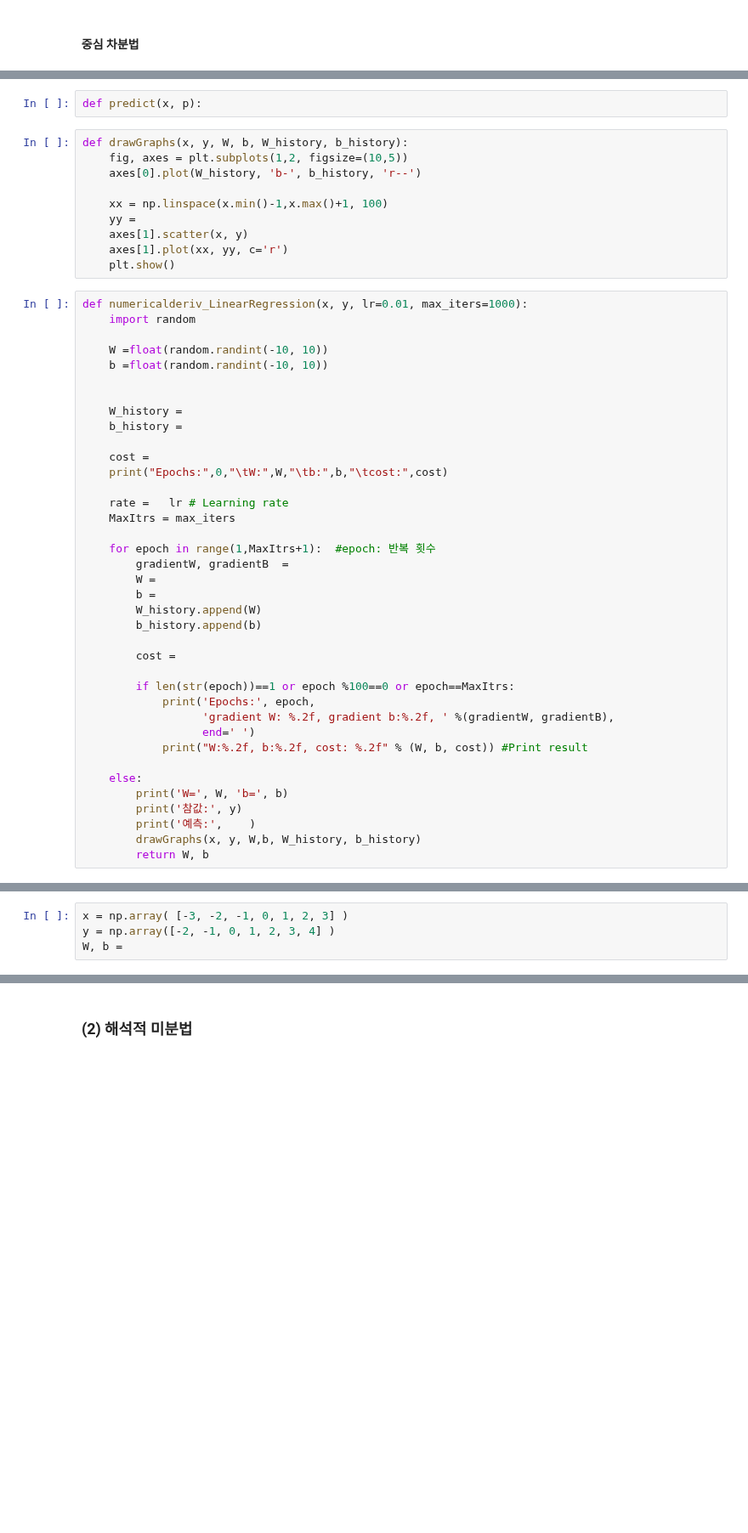
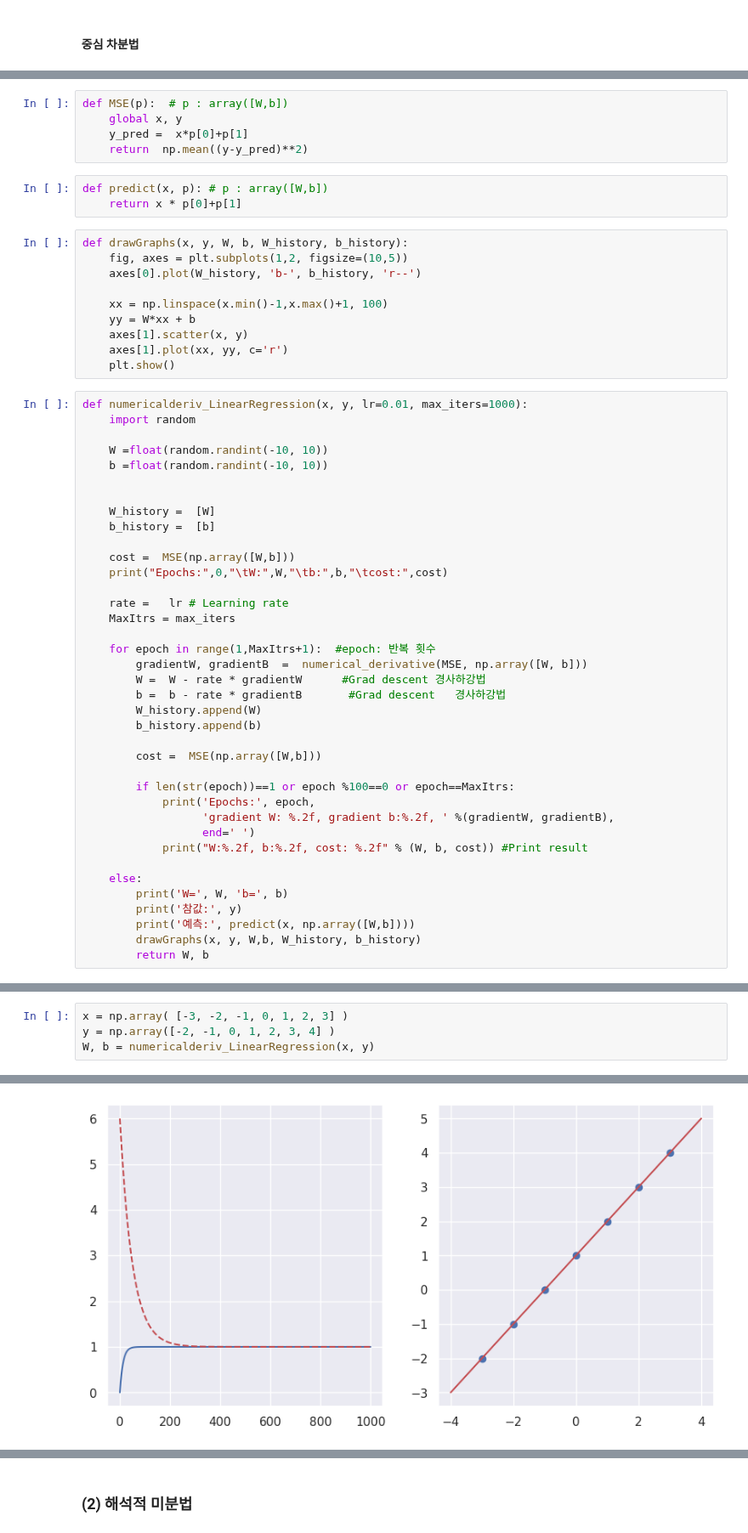
Before and after one commit to gymnopedy01/ictis-2023-ai, a Jupyter notebook: 다운로드/배포_ML_회귀.ipynb, the cells around one changed output, grey strips where cells are left out. Shown at 85% size. Cells and saved outputs as stored; diff of their text form; blank space fills up the shorter version.

```diff
--- a/다운로드/배포_ML_회귀.ipynb
+++ b/다운로드/배포_ML_회귀.ipynb
@@ -41,12 +84,18 @@ def numerical_derivative(f, a): #f:다변수 함수, x:모든 변수값을 포
+# %%
+def MSE(p):  # p : array([W,b])
+    global x, y
+    y_pred =  x*p[0]+p[1]
+    return  np.mean((y-y_pred)**2)
 # %%
-def predict(x, p):
+def predict(x, p): # p : array([W,b])
+    return x * p[0]+p[1]
 # %%
 def drawGraphs(x, y, W, b, W_history, b_history):
     fig, axes = plt.subplots(1,2, figsize=(10,5))
     axes[0].plot(W_history, 'b-', b_history, 'r--')
 
     xx = np.linspace(x.min()-1,x.max()+1, 100)
-    yy =
+    yy = W*xx + b
     axes[1].scatter(x, y)
     axes[1].plot(xx, yy, c='r')
     plt.show()
@@ -58,23 +107,23 @@ def numericalderiv_LinearRegression(x, y, lr=0.01, max_iters=1000):
     b =float(random.randint(-10, 10))
 
 
-    W_history =
-    b_history =
+    W_history =  [W]
+    b_history =  [b]
 
-    cost =
+    cost =  MSE(np.array([W,b]))
     print("Epochs:",0,"\tW:",W,"\tb:",b,"\tcost:",cost)
 
     rate =   lr # Learning rate
     MaxItrs = max_iters
 
     for epoch in range(1,MaxItrs+1):  #epoch: 반복 횟수
-        gradientW, gradientB  =
-        W =
-        b =
+        gradientW, gradientB  =  numerical_derivative(MSE, np.array([W, b]))
+        W =  W - rate * gradientW      #Grad descent 경사하강법
+        b =  b - rate * gradientB       #Grad descent   경사하강법
         W_history.append(W)
         b_history.append(b)
 
-        cost =
+        cost =  MSE(np.array([W,b]))
 
         if len(str(epoch))==1 or epoch %100==0 or epoch==MaxItrs:
             print('Epochs:', epoch,
@@ -85,6 +134,6 @@ def numericalderiv_LinearRegression(x, y, lr=0.01, max_iters=1000):
     else:
         print('W=', W, 'b=', b)
         print('참값:', y)
-        print('예측:',    )
+        print('예측:', predict(x, np.array([W,b])))
         drawGraphs(x, y, W,b, W_history, b_history)
         return W, b
@@ -96,4 +140,5 @@ def MSE(p):
 # %%
 x = np.array( [-3, -2, -1, 0, 1, 2, 3] )
 y = np.array([-2, -1, 0, 1, 2, 3, 4] )
-W, b =
+W, b = numericalderiv_LinearRegression(x, y)
+# %% [output]
@@ -100,3 +162,4 @@ W, b =
+[figure, added]
 # %%
 x = np.array( [-3, -2, -1, 0, 1, 2, 3]  )
 y = np.array( [2, 3.5, 4, 5.2, 6, 7.1, 7.9] )
```
Also changed, not shown: parts of 9 cells of this notebook.
